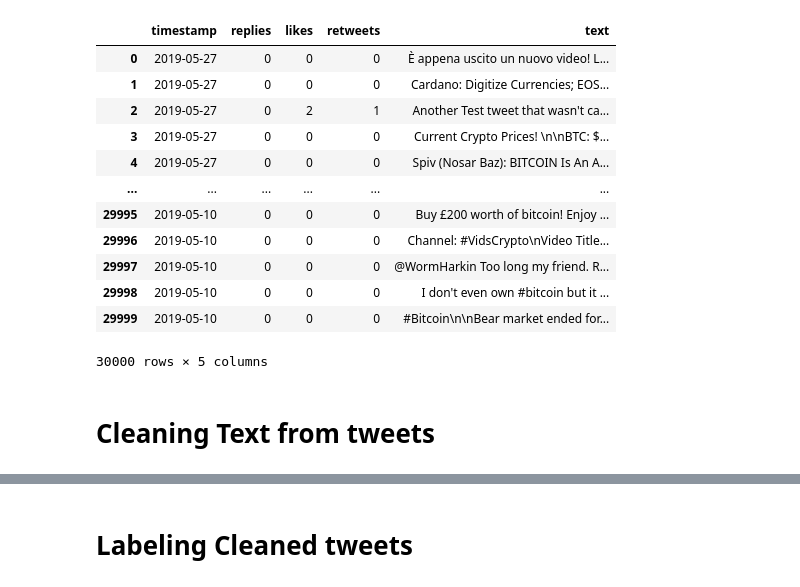
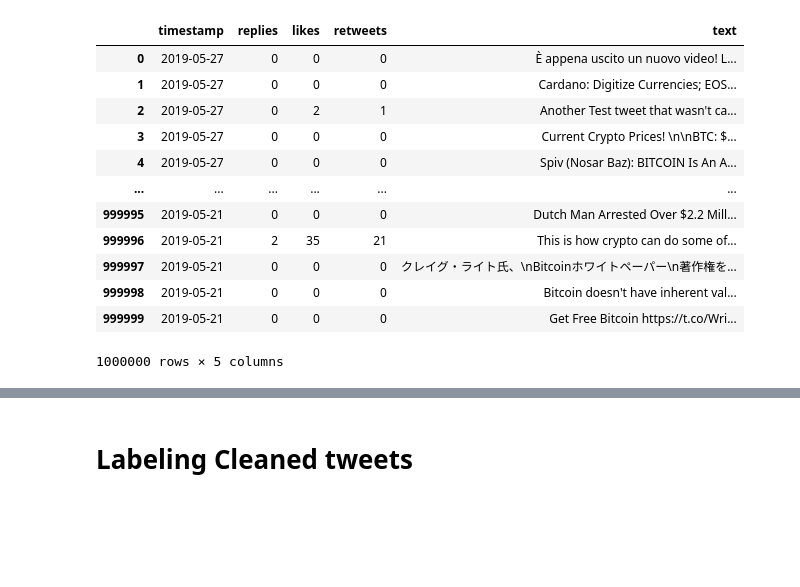
Before and after one commit to AmaruEscalante/bigdata-crypto, a Jupyter notebook: notebooks/Tweets_Labeling.ipynb, the cells around one changed output, grey strips where cells are left out. Saved outputs shown, nothing was run; the diff lists cells and outputs as text; code cells hidden in the pictures; blank space fills up the shorter version.

```diff
--- a/notebooks/Tweets_Labeling.ipynb
+++ b/notebooks/Tweets_Labeling.ipynb
@@ -1,29 +1,27 @@
 # %%
 import pandas as pd
 import datetime
 import numpy as np
 
 #fields = ['timestamp', 'replies','likes', 'retweets' ,'text']
 # clean_tweets_part_2.csv #Contains data from 2015-11-03 to 2017-02-17
 filename = 'gs://bigdata-general/clean/clean_tweets_part_0.csv'
 
-tweets = pd.read_csv(filename, delimiter=',', index_col=0, nrows=30000)
+tweets = pd.read_csv(filename, delimiter=',', index_col=0, nrows=1000000)
 # Convert timestamp to date object
 tweets['timestamp'] = pd.to_datetime(tweets['timestamp']).dt.date
 tweets
 # %% [output]
 |  | timestamp | replies | likes | retweets | text |
 | 0 | 2019-05-27 | 0 | 0 | 0 | È appena uscito un nuovo video! L... |
 | 1 | 2019-05-27 | 0 | 0 | 0 | Cardano: Digitize Currencies; EOS... |
 | 2 | 2019-05-27 | 0 | 2 | 1 | Another Test tweet that wasn't ca... |
 | 3 | 2019-05-27 | 0 | 0 | 0 | Current Crypto Prices! \n\nBTC: $... |
 | 4 | 2019-05-27 | 0 | 0 | 0 | Spiv (Nosar Baz): BITCOIN Is An A... |
 | ... | ... | ... | ... | ... | ... |
-| 29995 | 2019-05-10 | 0 | 0 | 0 | Buy £200 worth of bitcoin! Enjoy ... |
-| 29996 | 2019-05-10 | 0 | 0 | 0 | Channel: #VidsCrypto\nVideo Title... |
-| 29997 | 2019-05-10 | 0 | 0 | 0 | @WormHarkin Too long my friend. R... |
-| 29998 | 2019-05-10 | 0 | 0 | 0 | I don't even own #bitcoin but it ... |
-| 29999 | 2019-05-10 | 0 | 0 | 0 | #Bitcoin\n\nBear market ended for... |
+| 999995 | 2019-05-21 | 0 | 0 | 0 | Dutch Man Arrested Over $2.2 Mill... |
+| 999996 | 2019-05-21 | 2 | 35 | 21 | This is how crypto can do some of... |
+| 999997 | 2019-05-21 | 0 | 0 | 0 | クレイグ・ライト氏、\nBitcoinホワイトペーパー\n著作権を... |
+| 999998 | 2019-05-21 | 0 | 0 | 0 | Bitcoin doesn't have inherent val... |
+| 999999 | 2019-05-21 | 0 | 0 | 0 | Get Free Bitcoin https://t.co/Wri... |
-30000 rows × 5 columns
+1000000 rows × 5 columns
-# %% [markdown]
-# Cleaning Text from tweets
```
Also changed, not shown: parts of 25 cells of this notebook.
